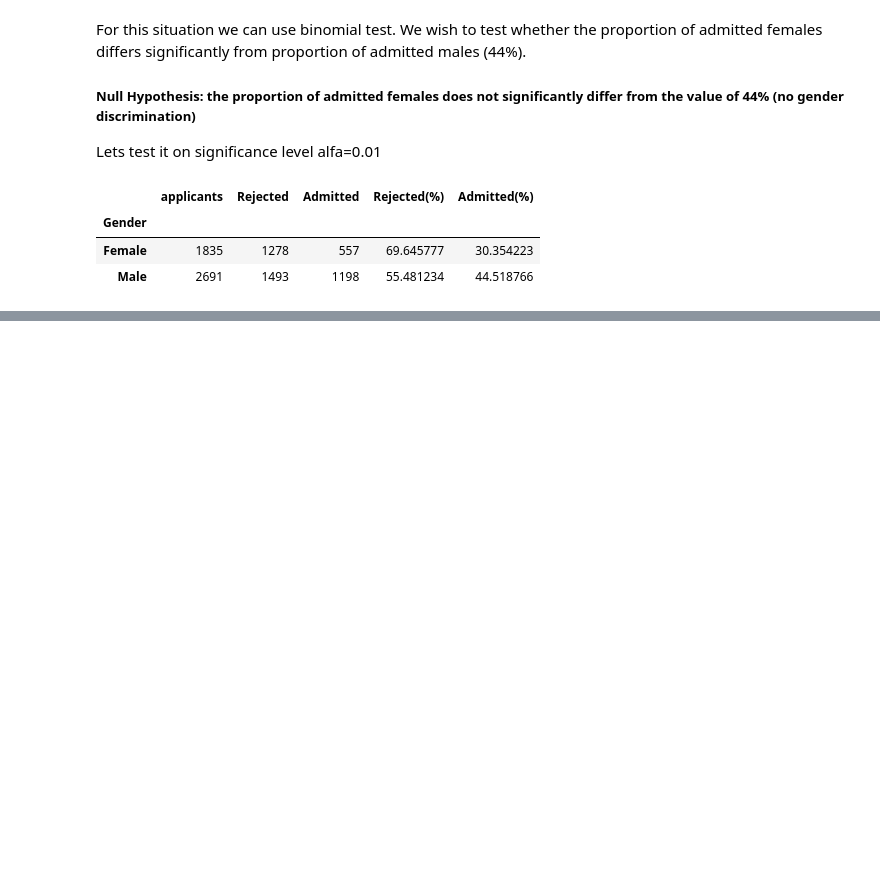
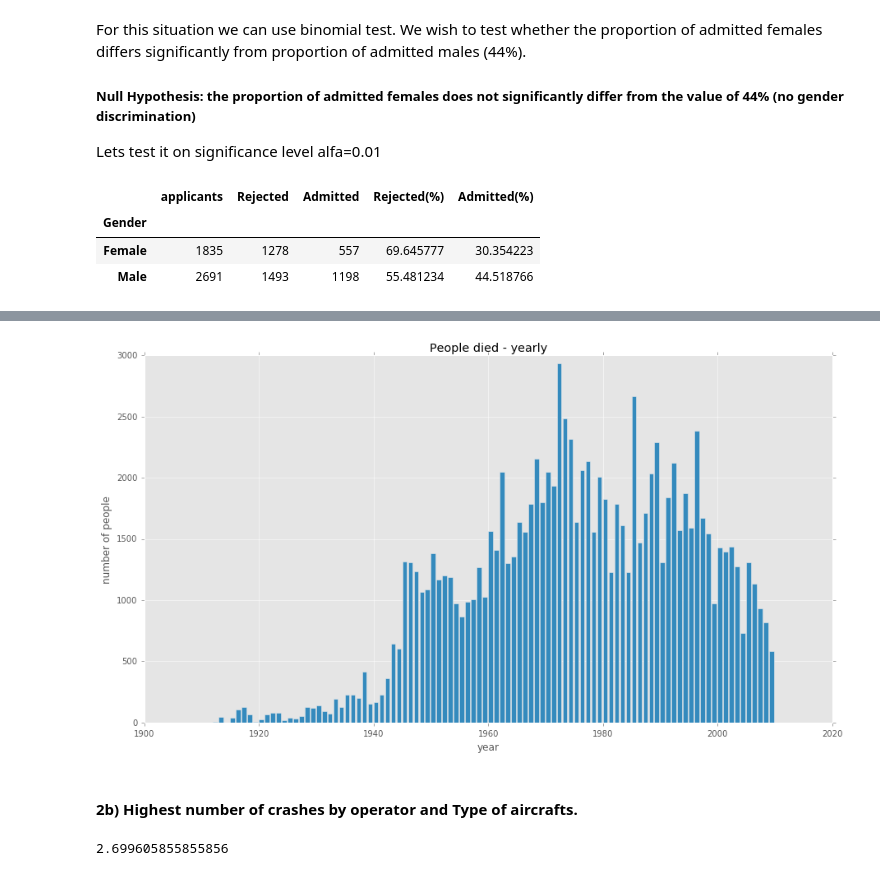
Before and after one commit to Paliking/TC_tasks, a Jupyter notebook: recruitment_task.ipynb, the cells around one changed output, grey strips where cells are left out. Cells and saved outputs as stored; diff of their text form; code cells hidden in the pictures; blank space fills up the shorter version.

```diff
--- a/recruitment_task.ipynb
+++ b/recruitment_task.ipynb
@@ -192,0 +302,16 @@ Do the same testing for each department.
+# %%
+plt.figure(figsize=(15,8))
+plt.bar(df_yearly_sum.index, df_yearly_sum['Fatalities'].values)
+plt.title('People died - yearly')
+plt.ylabel('number of people')
+plt.xlabel('year')
+plt.show()
+# %% [output]
+[figure, added]
+# %% [markdown]
+#### 2b) Highest number of crashes by operator and Type of aircrafts.
+# %%
+# in average, 3 times more people died then survived
+df_yearly_sum['Fatalities'].mean() / (df_yearly_sum['Aboard'] - df_yearly_sum['Fatalities']).mean()
+# %% [output]
+2.699605855855856
```
Also changed, not shown: parts of 36 cells of this notebook.
